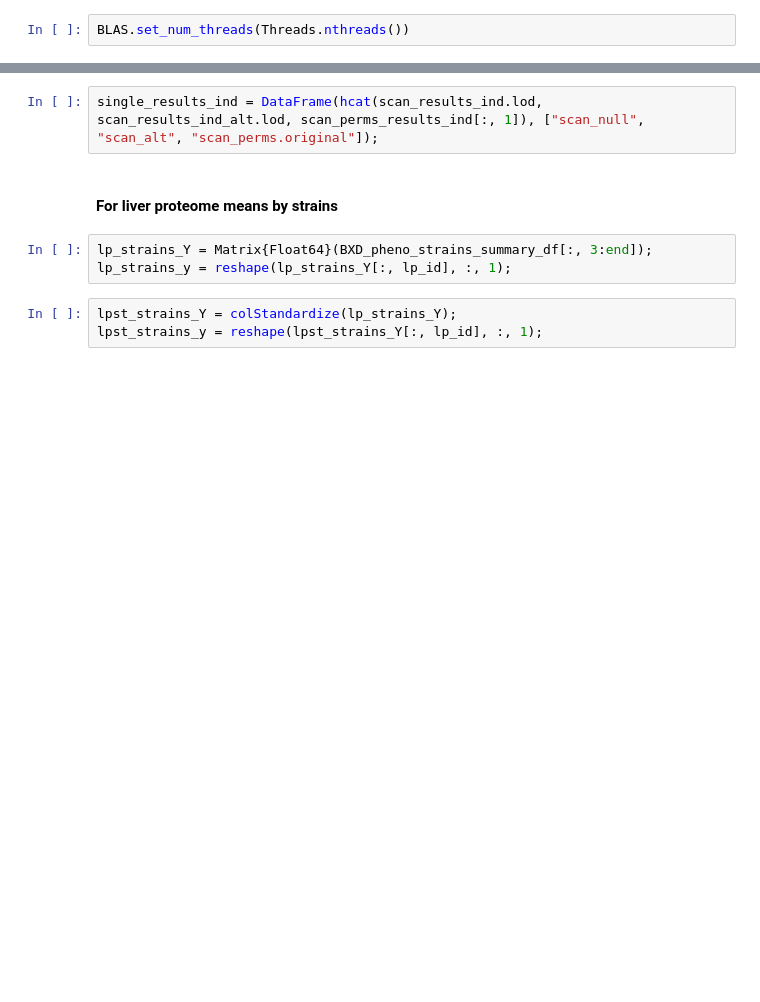
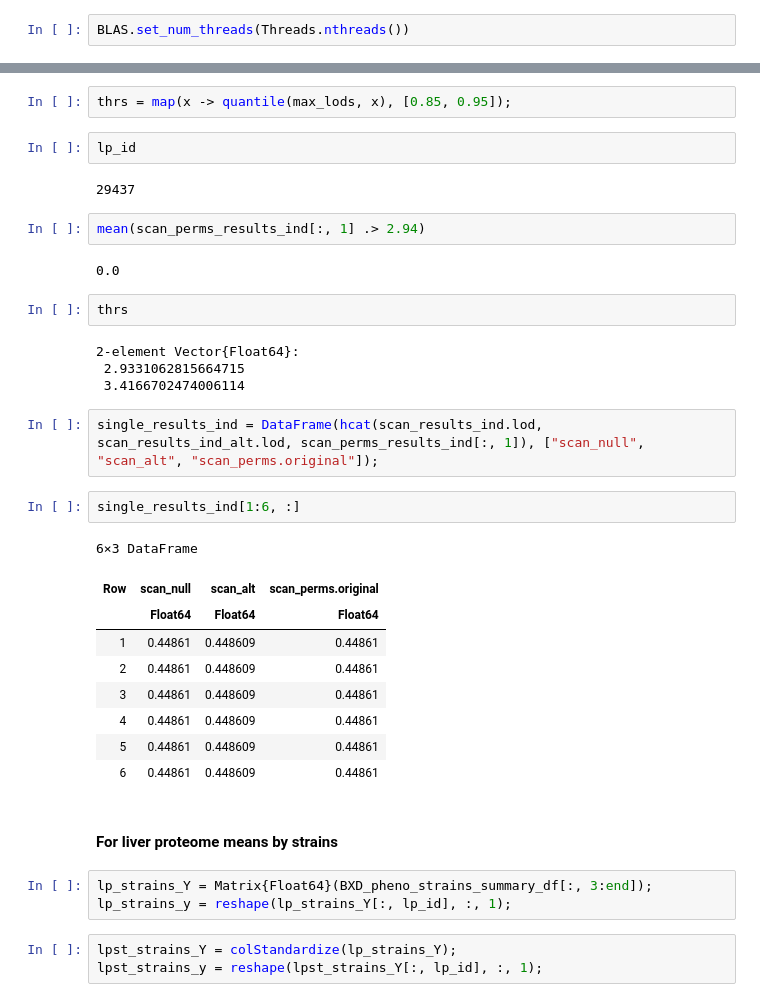
Before and after one commit to learningMalanya/BulkLMM_Analyses, a Jupyter notebook: BXDLongevity/BXDLongevity_Analysis.ipynb, the cells around one changed output, grey strips where cells are left out. Saved outputs shown, nothing was run; the diff lists cells and outputs as text; blank space fills up the shorter version.

```diff
--- a/BXDLongevity/BXDLongevity_Analysis.ipynb
+++ b/BXDLongevity/BXDLongevity_Analysis.ipynb
@@ -326,5 +348,33 @@ BLAS.get_num_threads()
+# %%
+thrs = map(x -> quantile(max_lods, x), [0.85, 0.95]);
+# %%
+lp_id
+# %% [output]
+29437
+# %%
+mean(scan_perms_results_ind[:, 1] .> 2.94)
+# %% [output]
+0.0
+# %%
+thrs
+# %% [output]
+2-element Vector{Float64}:
+ 2.9331062815664715
+ 3.4166702474006114
 # %%
 single_results_ind = DataFrame(hcat(scan_results_ind.lod, scan_results_ind_alt.lod, scan_perms_results_ind[:, 1]), ["scan_null", "scan_alt", "scan_perms.original"]);
+# %%
+single_results_ind[1:6, :]
+# %% [output]
+6×3 DataFrame
+| Row | scan_null | scan_alt | scan_perms.original |
+|  | Float64 | Float64 | Float64 |
+| 1 | 0.44861 | 0.448609 | 0.44861 |
+| 2 | 0.44861 | 0.448609 | 0.44861 |
+| 3 | 0.44861 | 0.448609 | 0.44861 |
+| 4 | 0.44861 | 0.448609 | 0.44861 |
+| 5 | 0.44861 | 0.448609 | 0.44861 |
+| 6 | 0.44861 | 0.448609 | 0.44861 |
 # %% [markdown]
 #### For liver proteome means by strains
 # %%
```
Also changed, not shown: parts of 121 cells of this notebook, 1 other file.
